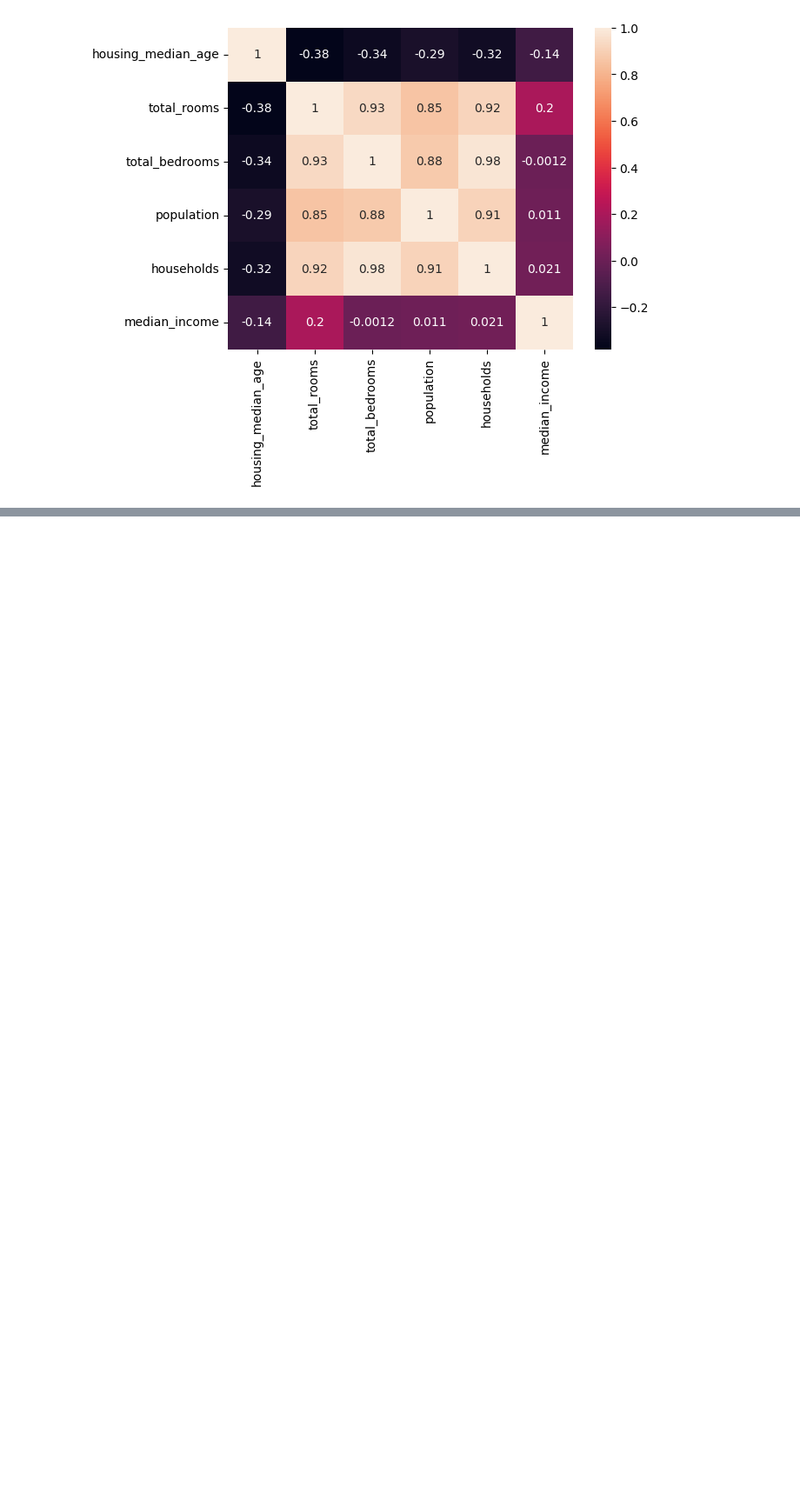
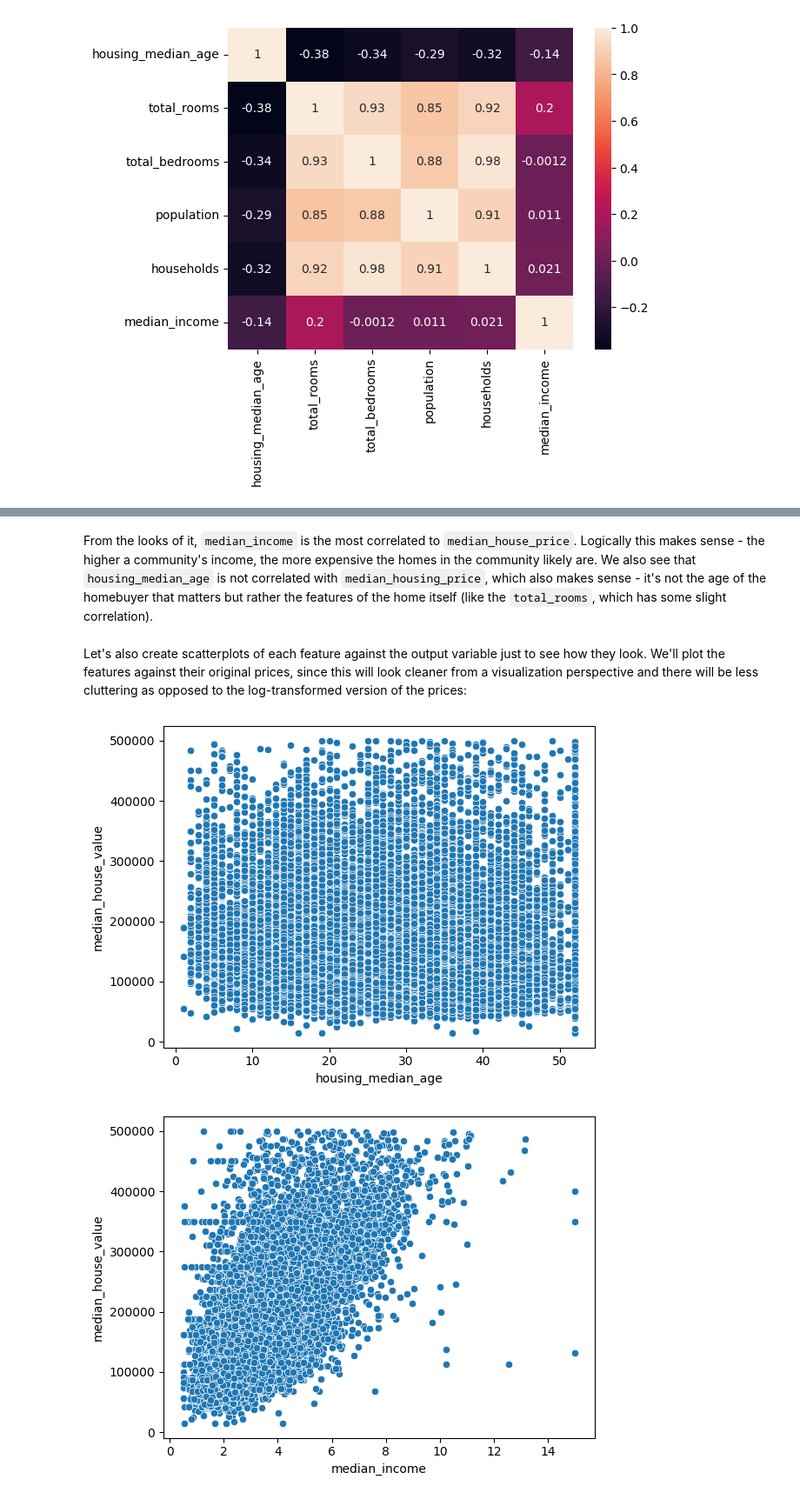
Before and after one commit to mark-torres10/personal_website, a Jupyter notebook: _jupyter/2023-12-22-linear-regression-example.ipynb, the cells around one changed output, grey strips where cells are left out. Shown: that part at 87% size. Saved outputs shown, nothing was run; the diff lists cells and outputs as text; code cells hidden in the pictures; blank space fills up the shorter version.

```diff
--- a/_jupyter/2023-12-22-linear-regression-example.ipynb
+++ b/_jupyter/2023-12-22-linear-regression-example.ipynb
@@ -171,4 +203,11 @@ As we can see here, the `total_rooms`, `total_bedrooms`, `population`, and `hous
+# %% [markdown]
+From the looks of it, `median_income` is the most correlated to `median_house_price`. Logically this makes sense - the higher a community's income, the more expensive the homes in the community likely are. We also see that `housing_median_age` is not correlated with `median_housing_price`, which also makes sense - it's not the age of the homebuyer that matters but rather the features of the home itself (like the `total_rooms`, which has some slight correlation).
+# %% [markdown]
+Let's also create scatterplots of each feature against the output variable just to see how they look. We'll plot the features against their original prices, since this will look cleaner from a visualization perspective and there will be less cluttering as opposed to the log-transformed version of the prices:
 # %%
-for col in columns:
-    sns.histplot(X[col], bins=50)
+for col in X.columns:
+    sns.scatterplot(x=X[col], y=np.expm1(y))
     plt.show()
+# %% [output]
+[figure, added]
+[figure, added]
```
Also changed, not shown: parts of 25 cells of this notebook, 6 other files.
